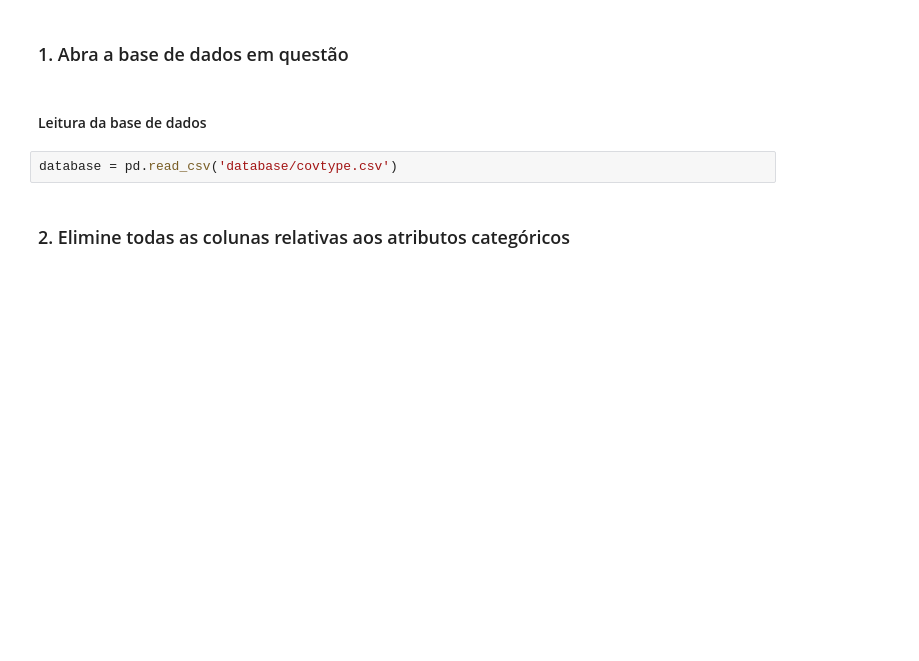
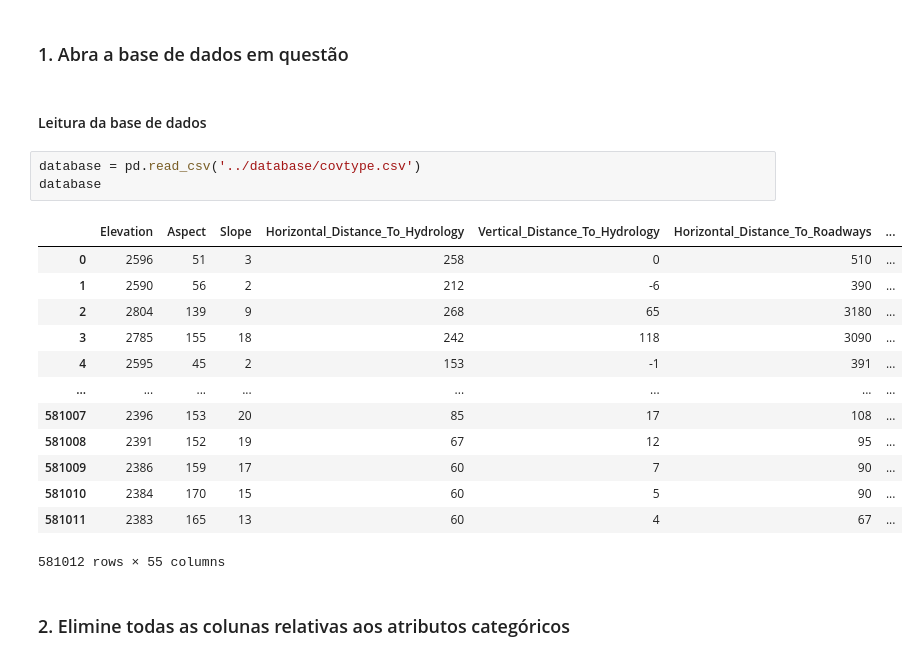
Before and after one commit to elloa-uea/projeto-pratico-3-rna-pp3-team-hard, a Jupyter notebook: notebooks/PP3.3 - Proposição e Avaliação de RNAs.ipynb, the cells around one changed output. Drawn from its saved outputs; the diff is of its cells as text; blank space fills up the shorter version.

```diff
--- a/notebooks/PP3.3 - Proposição e Avaliação de RNAs.ipynb
+++ b/notebooks/PP3.3 - Proposição e Avaliação de RNAs.ipynb
@@ -91,7 +92,22 @@ def _iloc(start_col, end_col):
 # %% [markdown]
 #### Leitura da base de dados
 # %%
-database = pd.read_csv('database/covtype.csv')
+database = pd.read_csv('../database/covtype.csv')
+database
+# %% [output]
+|  | Elevation | Aspect | Slope | Horizontal_Distance_To_Hydrology | Vertical_Distance_To_Hydrology | Horizontal_Distance_To_Roadways | ... |
+| 0 | 2596 | 51 | 3 | 258 | 0 | 510 | ... |
+| 1 | 2590 | 56 | 2 | 212 | -6 | 390 | ... |
+| 2 | 2804 | 139 | 9 | 268 | 65 | 3180 | ... |
+| 3 | 2785 | 155 | 18 | 242 | 118 | 3090 | ... |
+| 4 | 2595 | 45 | 2 | 153 | -1 | 391 | ... |
+| ... | ... | ... | ... | ... | ... | ... | ... |
+| 581007 | 2396 | 153 | 20 | 85 | 17 | 108 | ... |
+| 581008 | 2391 | 152 | 19 | 67 | 12 | 95 | ... |
+| 581009 | 2386 | 159 | 17 | 60 | 7 | 90 | ... |
+| 581010 | 2384 | 170 | 15 | 60 | 5 | 90 | ... |
+| 581011 | 2383 | 165 | 13 | 60 | 4 | 67 | ... |
+581012 rows × 55 columns
 # %% [markdown]
 ### 2. Elimine todas as colunas relativas aos atributos categóricos
 # %% [markdown]
```
Also changed, not shown: parts of 31 cells of this notebook.
